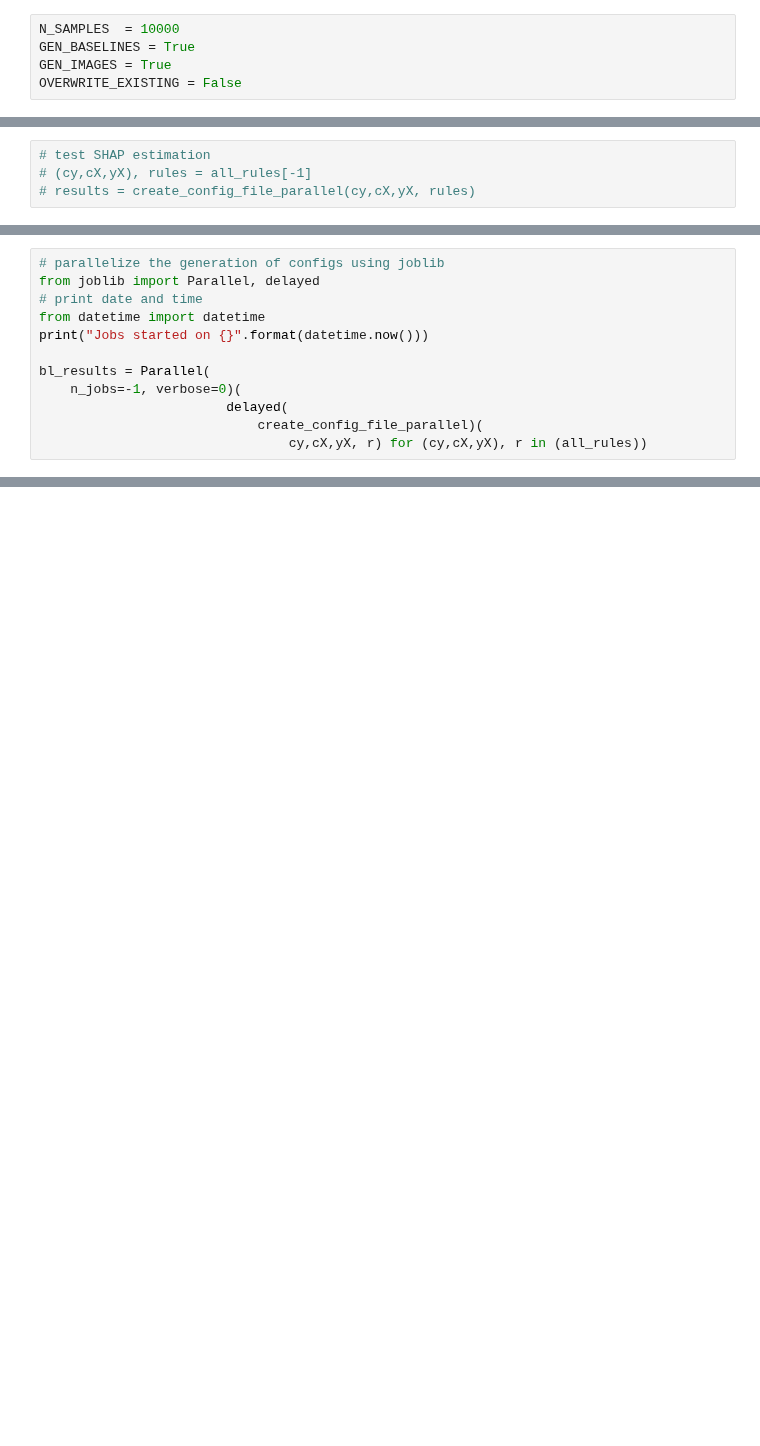
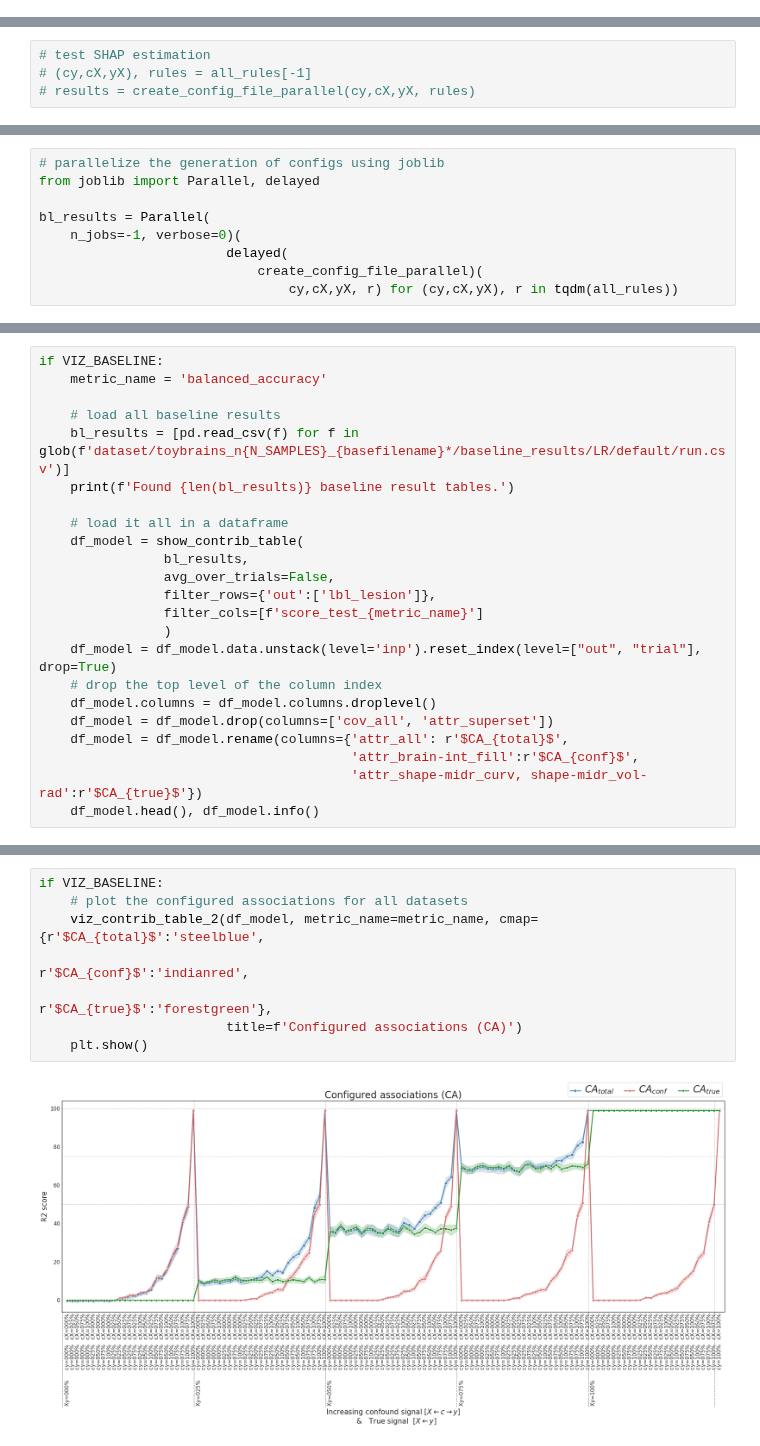
Before and after one commit to RoshanRane/toybrains, a Jupyter notebook: experiments/lblmidr-consite/0-create_toybrains.ipynb, the cells around one changed output, grey strips where cells are left out. Saved outputs shown, nothing was run; the diff lists cells and outputs as text; blank space fills up the shorter version.

Commit message:
recreated datasets with cleaner steps

```diff
--- a/experiments/lblmidr-consite/0-create_toybrains.ipynb
+++ b/experiments/lblmidr-consite/0-create_toybrains.ipynb
@@ -200,7 +239,2 @@ i=4
 # %% [markdown]
 ### Generate all rules
-# %%
-N_SAMPLES  = 10000
-GEN_BASELINES = True
-GEN_IMAGES = True
-OVERWRITE_EXISTING = False
@@ -260,13 +298,10 @@ def create_config_file_parallel(cy,cX,yX, rules,
 # %%
 # parallelize the generation of configs using joblib
 from joblib import Parallel, delayed
-# print date and time
-from datetime import datetime
-print("Jobs started on {}".format(datetime.now()))
 
 bl_results = Parallel(
     n_jobs=-1, verbose=0)(
                         delayed(
                             create_config_file_parallel)(
-                                cy,cX,yX, r) for (cy,cX,yX), r in (all_rules))
+                                cy,cX,yX, r) for (cy,cX,yX), r in tqdm(all_rules))
 # %% [output]
@@ -321,0 +404,23 @@ Generating n=10000 toybrain images
+# %%
+if VIZ_BASELINE:
+    metric_name = 'balanced_accuracy'
+
+    # load all baseline results
+    bl_results = [pd.read_csv(f) for f in glob(f'dataset/toybrains_n{N_SAMPLES}_{basefilename}*/baseline_results/LR/default/run.csv')]
+    print(f'Found {len(bl_results)} baseline result tables.')
+
+    # load it all in a dataframe
+    df_model = show_contrib_table(
+                bl_results,
+                avg_over_trials=False,
+                filter_rows={'out':['lbl_lesion']},
+                filter_cols=[f'score_test_{metric_name}']
+                )
+    df_model = df_model.data.unstack(level='inp').reset_index(level=["out", "trial"], drop=True)
+    # drop the top level of the column index
+    df_model.columns = df_model.columns.droplevel()
+    df_model = df_model.drop(columns=['cov_all', 'attr_superset'])
+    df_model = df_model.rename(columns={'attr_all': r'$CA_{total}$',
+                                        'attr_brain-int_fill':r'$CA_{conf}$',
+                                        'attr_shape-midr_curv, shape-midr_vol-rad':r'$CA_{true}$'})
+    df_model.head(), df_model.info()
@@ -321,0 +440,10 @@ Generating n=10000 toybrain images
+# %%
+if VIZ_BASELINE:
+    # plot the configured associations for all datasets
+    viz_contrib_table_2(df_model, metric_name=metric_name, cmap={r'$CA_{total}$':'steelblue',
+                                                                 r'$CA_{conf}$':'indianred',
+                                                                 r'$CA_{true}$':'forestgreen'},
+                        title=f'Configured associations (CA)')
+    plt.show()
+# %% [output]
+[figure, added]
```
Also changed, not shown: parts of 24 cells of this notebook, 2 other files.
